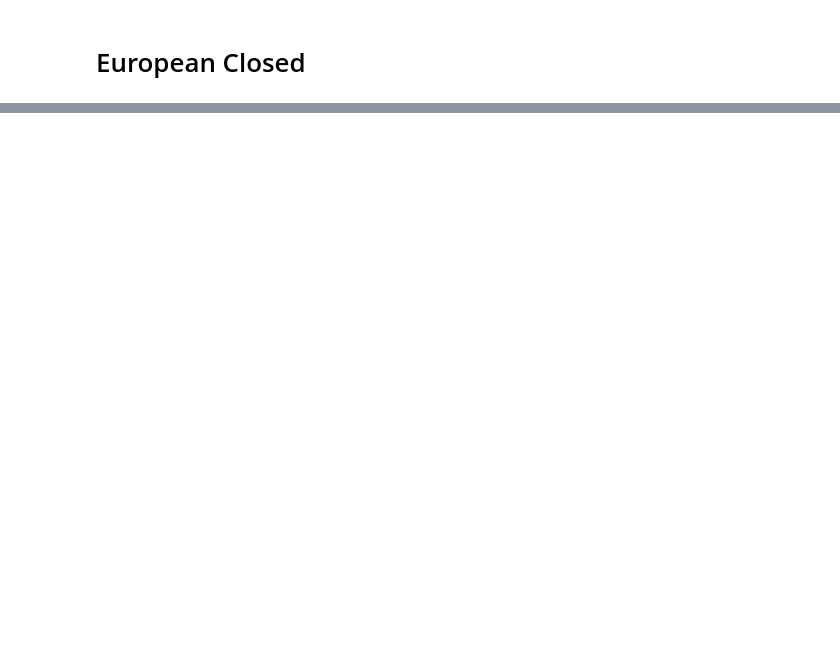
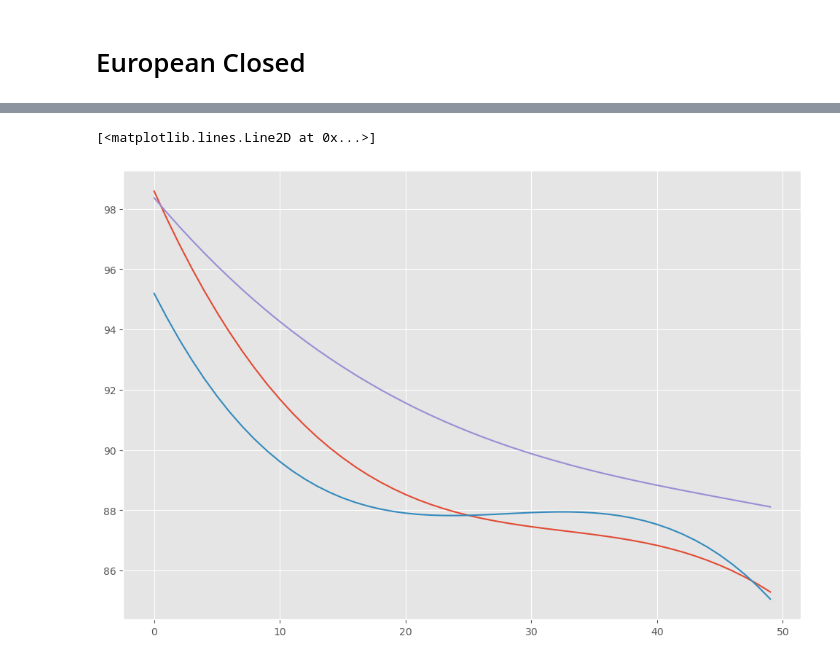
Before and after one commit to lxg969/Monte-Carlo-Seminar1, a Jupyter notebook: 17. november.ipynb, the cells around one changed output, grey strips where cells are left out. Drawn from its saved outputs; the diff is of its cells as text; code cells hidden in the pictures; blank space fills up the shorter version.

```diff
--- a/17. november.ipynb
+++ b/17. november.ipynb
@@ -331,0 +335,28 @@ plt.show()
+# %%
+def find_early_exercise_boundary(V, S):
+    boundary = np.full(V.shape[1], np.nan)
+    for t in range(V.shape[1]):
+        exercised_paths = V[:, t] > 0
+        if np.any(exercised_paths):
+            boundary[t] = np.min(S[exercised_paths, t])
+    return boundary
+
+#fit a polynomial to the early exercise boundary
+def fit_polynomial(S0, V, S, deg):
+    boundary = find_early_exercise_boundary(V, S)
+    t = np.arange(len(boundary))
+    good_paths = ~np.isnan(boundary)
+    rg = np.polyfit(t[good_paths], boundary[good_paths], deg)
+    return rg
+
+#plot a polynomial at S0 = 100 for each model. Start at
+plt.figure(figsize=(12,8))
+rg = fit_polynomial(100, GBM_matrices[100], GBM_matrices[100], deg)
+plt.plot(np.arange(I), np.polyval(rg, np.arange(I)), label='GBM')
+rg = fit_polynomial(100, Merton_matrices[100], Merton_matrices[100], deg)
+plt.plot(np.arange(I), np.polyval(rg, np.arange(I)), label='Merton')
+rg = fit_polynomial(100, Drop_matrices[100], Drop_matrices[100], deg)
+plt.plot(np.arange(I), np.polyval(rg, np.arange(I)), label='Drop')
+# %% [output]
+[<matplotlib.lines.Line2D at 0x...>]
+[figure, added]
```
Also changed, not shown: parts of 6 cells of this notebook, 22 other files.
